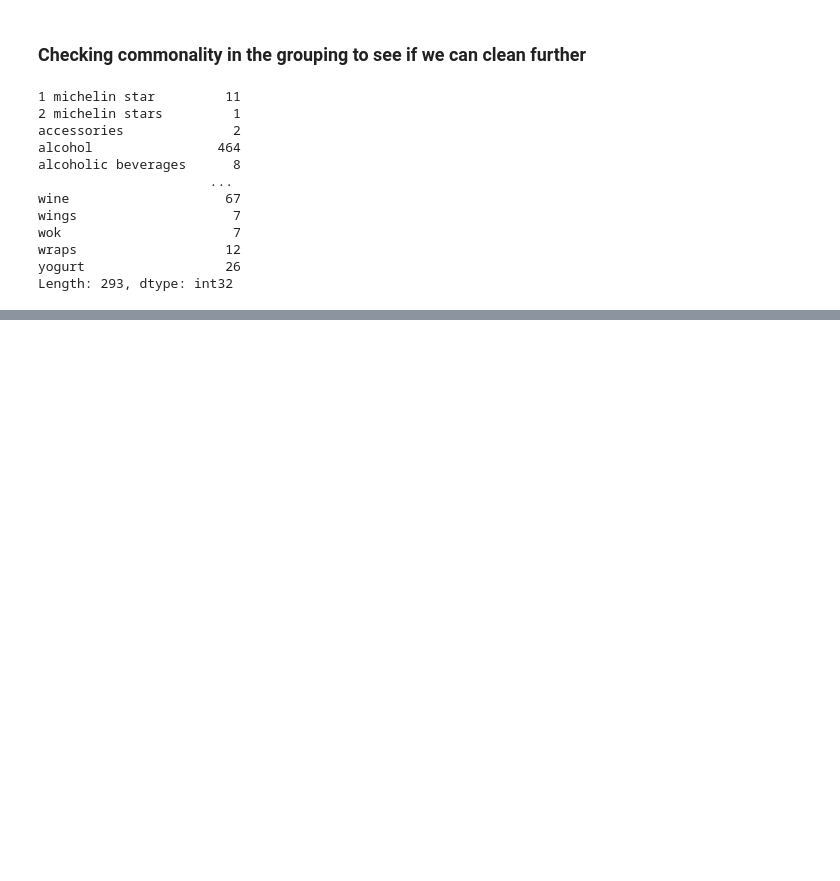
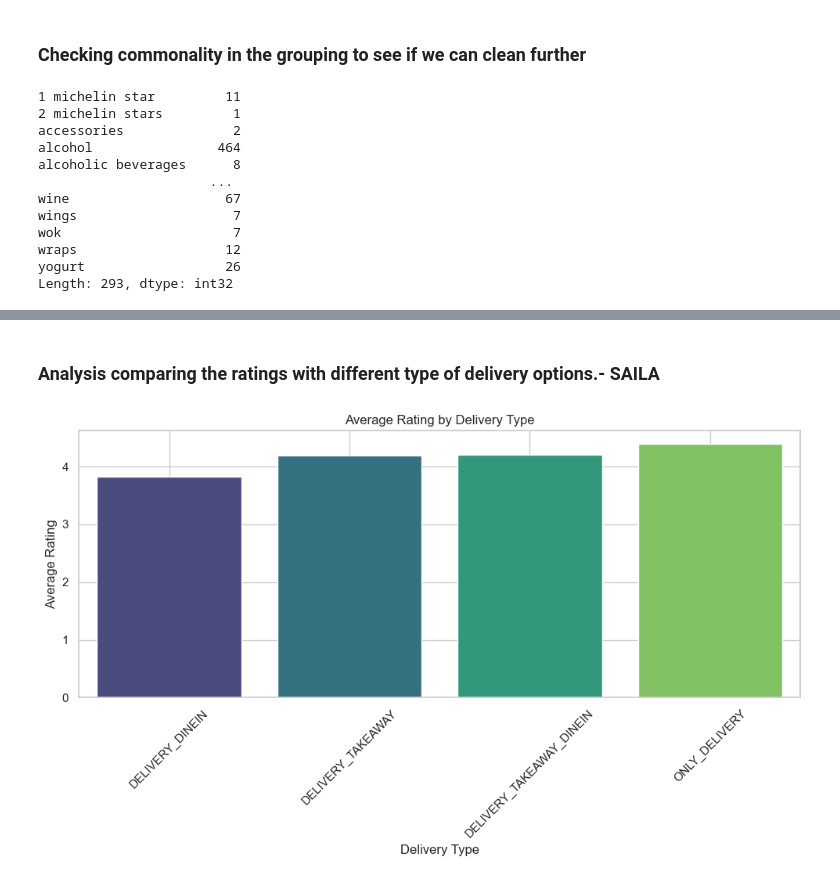
Before and after one commit to HassanHosain/grab_restaurant_analysis, a Jupyter notebook: reading_csv.ipynb, the cells around one changed output, grey strips where cells are left out. Saved outputs shown, nothing was run; the diff lists cells and outputs as text; code cells hidden in the pictures; blank space fills up the shorter version.

```diff
--- a/reading_csv.ipynb
+++ b/reading_csv.ipynb
@@ -577,0 +2022,28 @@ plt.show()
+# %% [markdown]
+### Analysis comparing the ratings with different type of delivery options.- SAILA
+# %%
+import pandas as pd
+import matplotlib.pyplot as plt
+import seaborn as sns
+
+# Step 1: Merge DataFrames
+merged_df = pd.merge(establishment_df, cuisine_df, on='id_source', how='left', suffixes=('_establishment', '_cuisine'))
+merged_df = pd.merge(merged_df, delivery_df, on='id_source', how='left', suffixes=('_merged', '_delivery'))
+
+# Step 2: Group and Aggregate
+# Group by delivery options and calculate the average rating
+grouped_df = merged_df.groupby('delivery_options')['rating'].mean().reset_index()
+
+# Step 3: Visualization
+# Create a bar plot to visualize the average rating by delivery options
+plt.figure(figsize=(10, 6))
+sns.barplot(x='delivery_options', y='rating', data=grouped_df, palette='viridis')
+plt.title('Average Rating by Delivery Type')
+plt.xlabel('Delivery Type')
+plt.ylabel('Average Rating')
+plt.xticks(rotation=45)  # Rotate x-axis labels for better readability
+plt.grid(True)  # Add grid lines for better visualization
+plt.tight_layout()
+plt.show()
+# %% [output]
+[figure, added]
```
Also changed, not shown: parts of 170 cells of this notebook, 2 other files.
